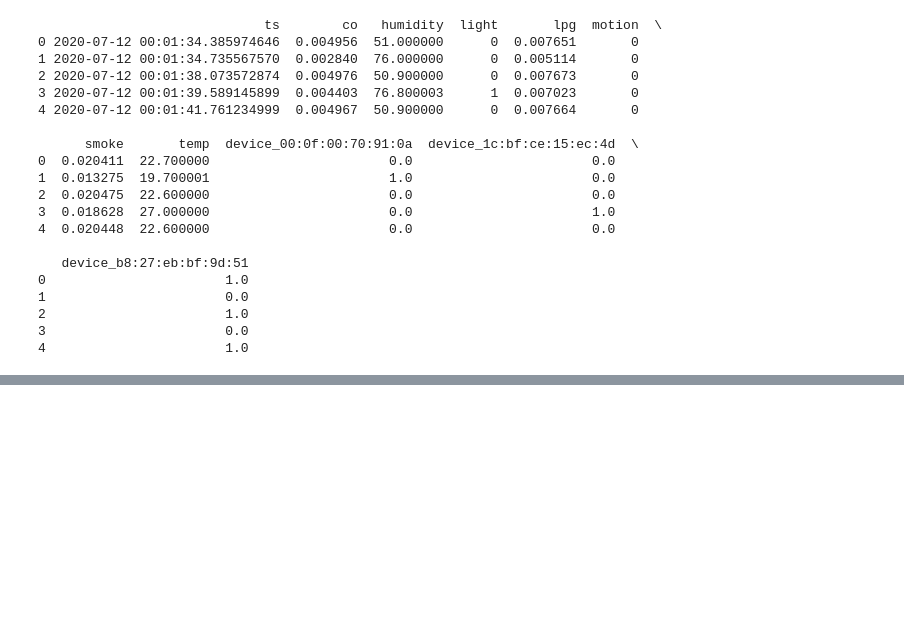
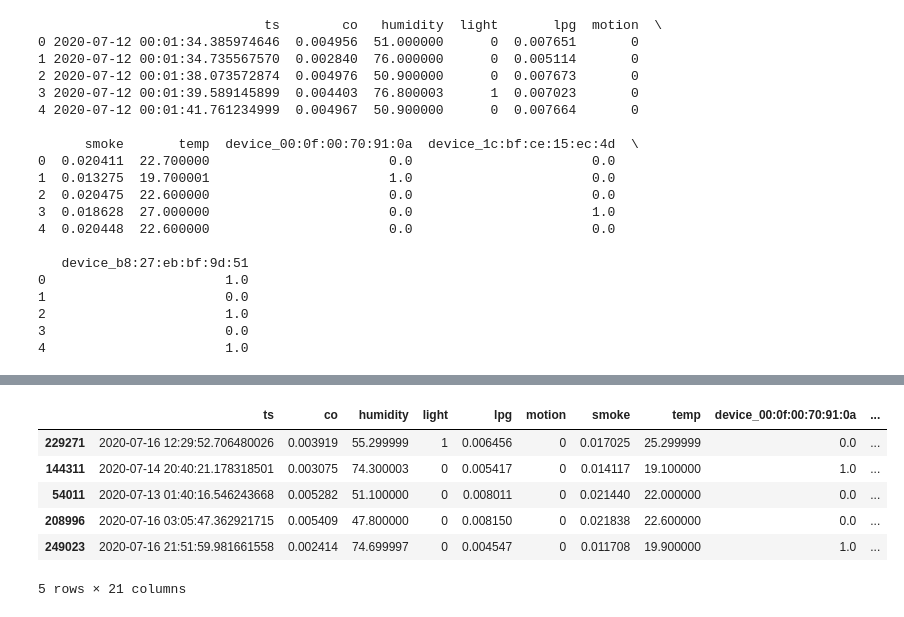
Before and after one commit to Abasar03/enhanced-iot-fire-prediction, a Jupyter notebook: data_mining.ipynb, the cells around one changed output, grey strips where cells are left out. Saved outputs shown, nothing was run; the diff lists cells and outputs as text; code cells hidden in the pictures; blank space fills up the shorter version.

```diff
--- a/data_mining.ipynb
+++ b/data_mining.ipynb
@@ -215,0 +240,21 @@ df_encoded.to_csv("processed_data_checkpoint.csv", index=False)
+# %%
+#encoding timeseries
+import numpy as np
+
+# Encode hour
+df_encoded['hour_sin'] = np.sin(2 * np.pi * df_encoded['hour'] / 24)
+df_encoded['hour_cos'] = np.cos(2 * np.pi * df_encoded['hour'] / 24)
+
+# Encode day of week
+df_encoded['day_sin'] = np.sin(2 * np.pi * df_encoded['dayofweek'] / 7)
+df_encoded['day_cos'] = np.cos(2 * np.pi * df_encoded['dayofweek'] / 7)
+
+df_encoded.sample(n=5)
+# %% [output]
+|  | ts | co | humidity | light | lpg | motion | smoke | temp | device_00:0f:00:70:91:0a | ... |
+| 229271 | 2020-07-16 12:29:52.706480026 | 0.003919 | 55.299999 | 1 | 0.006456 | 0 | 0.017025 | 25.299999 | 0.0 | ... |
+| 144311 | 2020-07-14 20:40:21.178318501 | 0.003075 | 74.300003 | 0 | 0.005417 | 0 | 0.014117 | 19.100000 | 1.0 | ... |
+| 54011 | 2020-07-13 01:40:16.546243668 | 0.005282 | 51.100000 | 0 | 0.008011 | 0 | 0.021440 | 22.000000 | 0.0 | ... |
+| 208996 | 2020-07-16 03:05:47.362921715 | 0.005409 | 47.800000 | 0 | 0.008150 | 0 | 0.021838 | 22.600000 | 0.0 | ... |
+| 249023 | 2020-07-16 21:51:59.981661558 | 0.002414 | 74.699997 | 0 | 0.004547 | 0 | 0.011708 | 19.900000 | 1.0 | ... |
+5 rows × 21 columns
```
Also changed, not shown: parts of 9 cells of this notebook.
